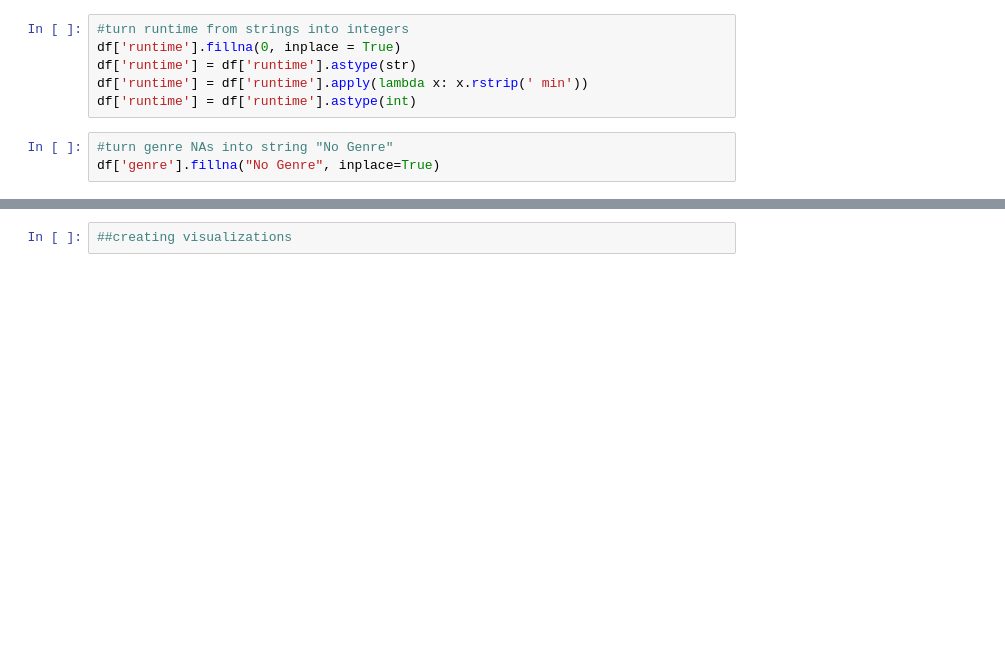
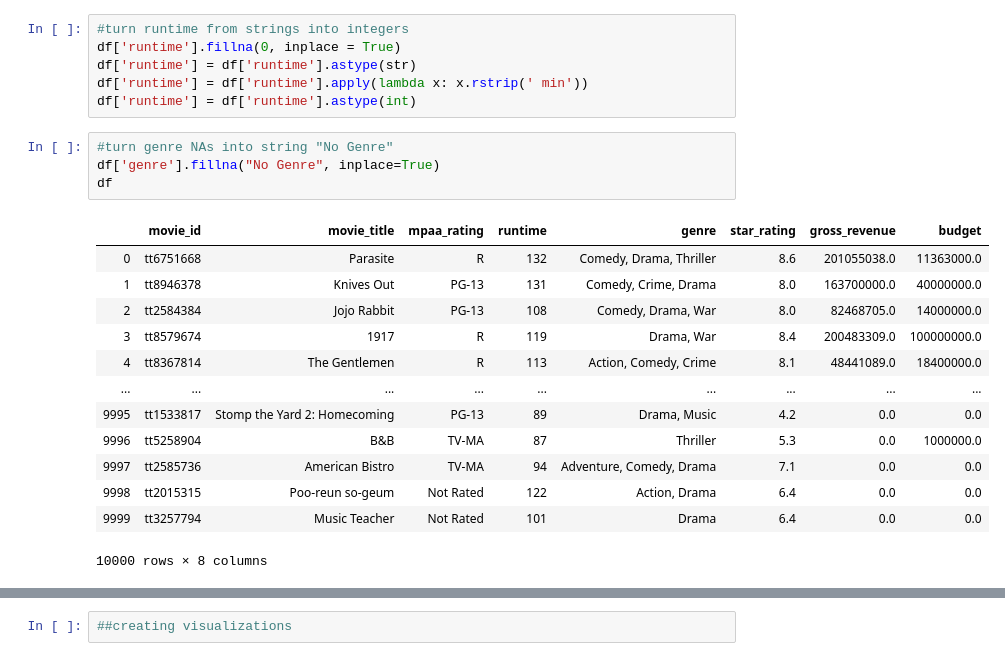
Before and after one commit to gabbyflabby/Movie_Data_Analysis, a Jupyter notebook: Untitled.ipynb, the cells around one changed output, grey strips where cells are left out. Saved outputs shown, nothing was run; the diff lists cells and outputs as text; blank space fills up the shorter version.

```diff
--- a/Untitled.ipynb
+++ b/Untitled.ipynb
@@ -31,6 +38,21 @@ df['runtime'] = df['runtime'].astype(int)
 # %%
 #turn genre NAs into string "No Genre"
 df['genre'].fillna("No Genre", inplace=True)
+df
+# %% [output]
+|  | movie_id | movie_title | mpaa_rating | runtime | genre | star_rating | gross_revenue | budget |
+| 0 | tt6751668 | Parasite | R | 132 | Comedy, Drama, Thriller | 8.6 | 201055038.0 | 11363000.0 |
+| 1 | tt8946378 | Knives Out | PG-13 | 131 | Comedy, Crime, Drama | 8.0 | 163700000.0 | 40000000.0 |
+| 2 | tt2584384 | Jojo Rabbit | PG-13 | 108 | Comedy, Drama, War | 8.0 | 82468705.0 | 14000000.0 |
+| 3 | tt8579674 | 1917 | R | 119 | Drama, War | 8.4 | 200483309.0 | 100000000.0 |
+| 4 | tt8367814 | The Gentlemen | R | 113 | Action, Comedy, Crime | 8.1 | 48441089.0 | 18400000.0 |
+| ... | ... | ... | ... | ... | ... | ... | ... | ... |
+| 9995 | tt1533817 | Stomp the Yard 2: Homecoming | PG-13 | 89 | Drama, Music | 4.2 | 0.0 | 0.0 |
+| 9996 | tt5258904 | B&B | TV-MA | 87 | Thriller | 5.3 | 0.0 | 1000000.0 |
+| 9997 | tt2585736 | American Bistro | TV-MA | 94 | Adventure, Comedy, Drama | 7.1 | 0.0 | 0.0 |
+| 9998 | tt2015315 | Poo-reun so-geum | Not Rated | 122 | Action, Drama | 6.4 | 0.0 | 0.0 |
+| 9999 | tt3257794 | Music Teacher | Not Rated | 101 | Drama | 6.4 | 0.0 | 0.0 |
+10000 rows × 8 columns
 # %%
 #turn gross_revenue and budget NAs into 0
 df['gross_revenue'].fillna(0, inplace=True)
```
Also changed, not shown: parts of 13 cells of this notebook.
